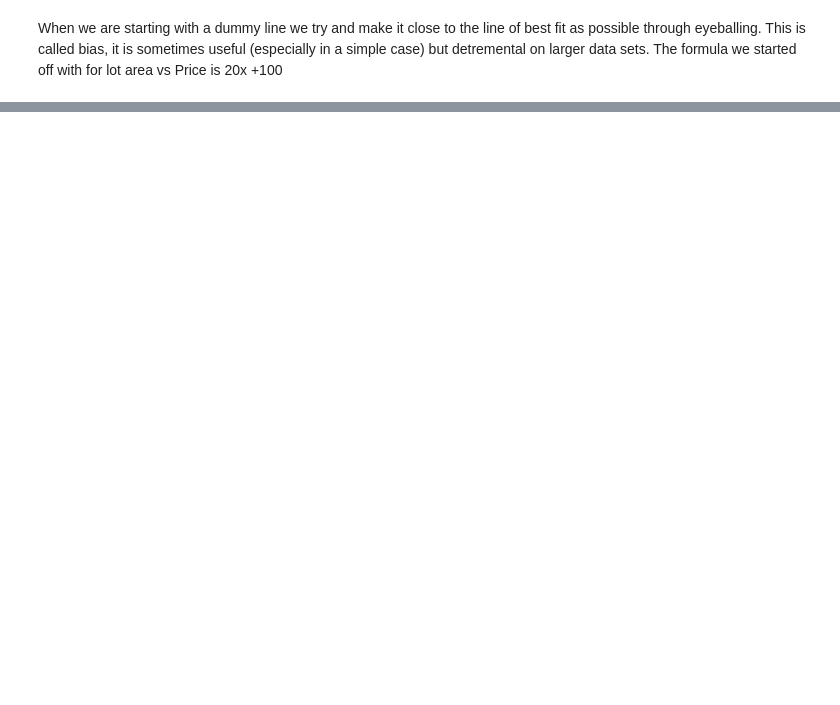
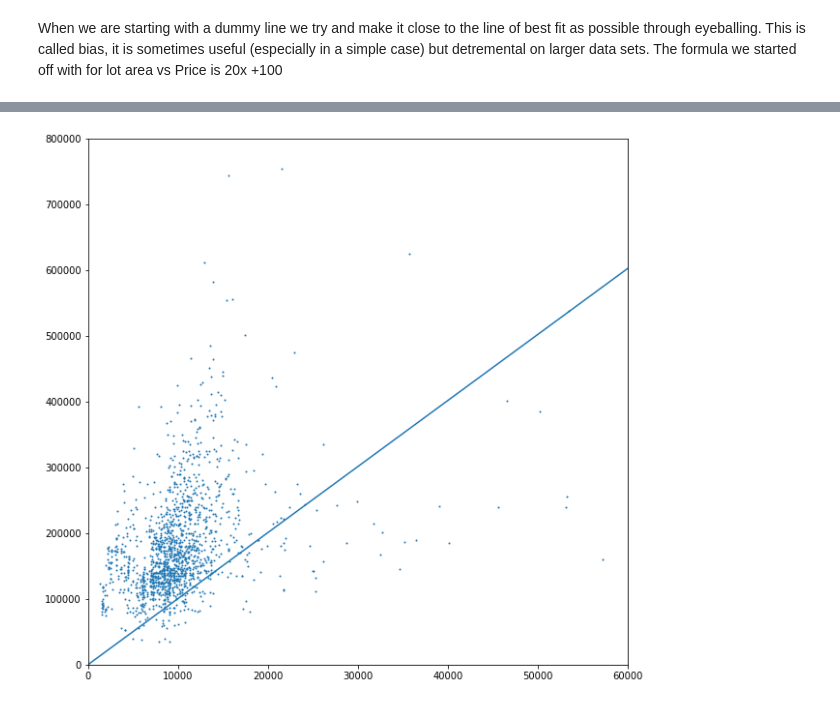
Before and after one commit to MangoFiasco/CISAssignment1, a Jupyter notebook: Assignment 1.ipynb, the cells around one changed output, grey strips where cells are left out. Cells and saved outputs as stored; diff of their text form; code cells hidden in the pictures; blank space fills up the shorter version.

Commit message:
We got gradient decent to work

```diff
--- a/Assignment 1.ipynb
+++ b/Assignment 1.ipynb
@@ -40,0 +62,17 @@ for x in
+# %%
+# GRADIENT DECENT!
+desc = 0
+w = 20
+b = 100
+while desc < 1000:
+    learningRate = 1000000000
+    yGuess = w * X + b
+    wGrd = -(2/n) * sum(X * (Y - yGuess))
+    bGrd =  -(2/n) * sum(Y - yGuess)
+
+    newW = w - wGrd/learningRate
+    newB = b - bGrd/learningRate
+    print(getLoss(X,Y,newW,newB))
+    w = newW
+    b = newB
+    desc = desc + 1
@@ -40,0 +97,11 @@ for x in
+# %%
+plt.figure(figsize=(10,10))
+plt.scatter(X,Y,1)
+plt.xlim(0,60000)
+plt.ylim(0,800000)
+x = np.array(range(0,60000,1))
+y = (newW*x + newB)
+plt.plot(x,y)
+plt.show()
+# %% [output]
+[figure, added]
```
Also changed, not shown: parts of 5 cells of this notebook.
